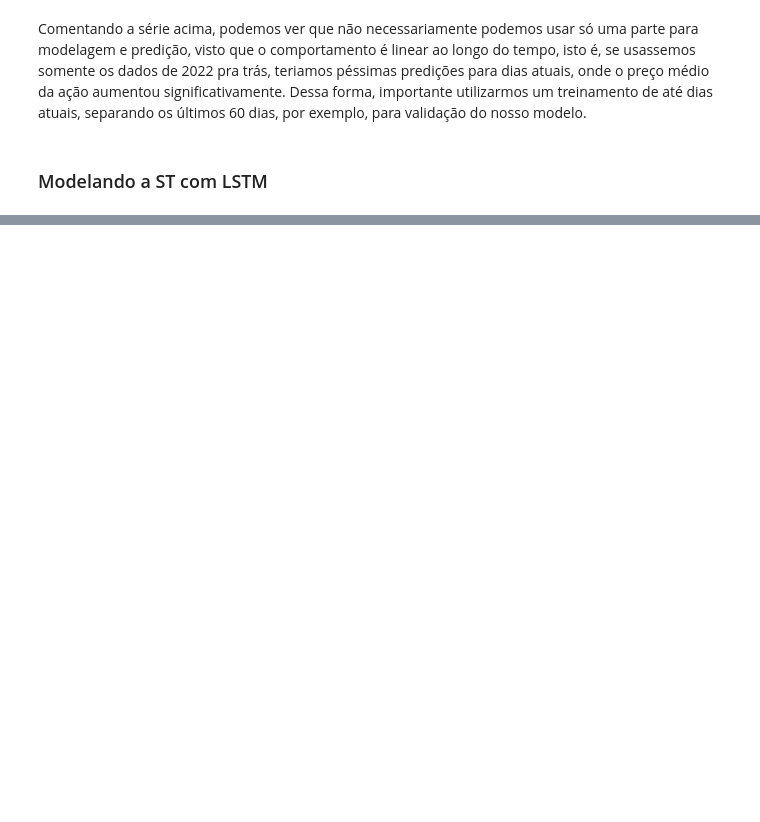
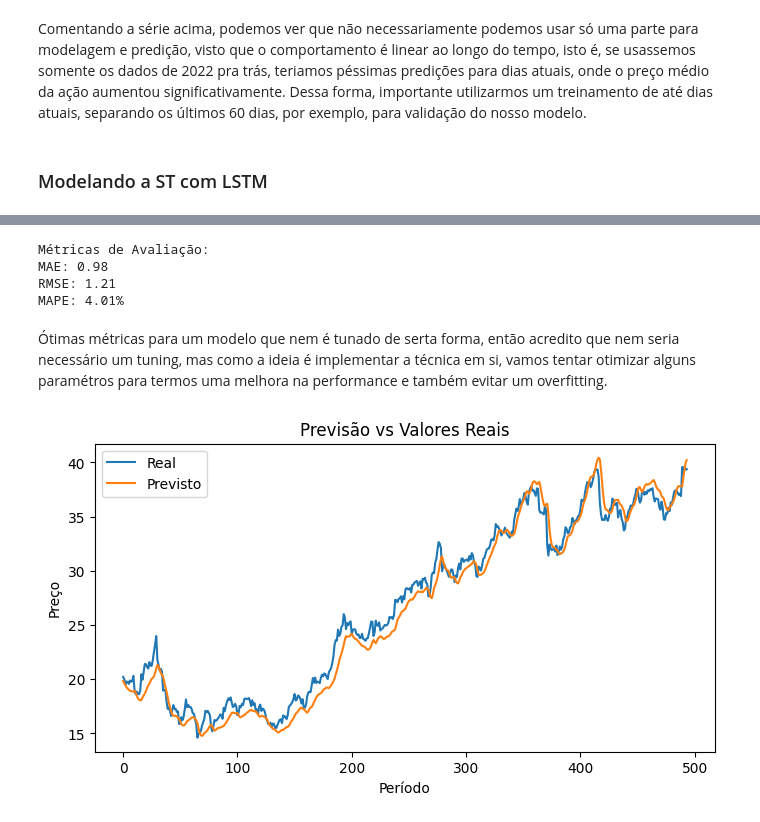
Before and after one commit to lucasabrahao900/TechChallenge---Fase4, a Jupyter notebook: notebooks/nb_eda_petr4.ipynb, the cells around one changed output, grey strips where cells are left out. Drawn from its saved outputs; the diff is of its cells as text; code cells hidden in the pictures; blank space fills up the shorter version.

```diff
--- a/notebooks/nb_eda_petr4.ipynb
+++ b/notebooks/nb_eda_petr4.ipynb
@@ -58,18 +83,8 @@ from tensorflow.keras.layers import LSTM, Dense, Dropout
 # %%
-# Normalização dos dados
-data = dataset['Adj Close'].values.reshape(-1, 1)
-
-scaler = MinMaxScaler()
-data_scaled = scaler.fit_transform(data)
-
-# Função para criar sequências
-def create_sequences(data, seq_length):
+# Função para criar sequências de datas:
+def sequencia(data, seq_length):
     X, y = [], []
     for i in range(len(data) - seq_length):
         X.append(data[i:i+seq_length])
         y.append(data[i+seq_length])
     return np.array(X), np.array(y)
-
-# Parâmetros
-sequence_length = 10
-split_ratio = 0.8
@@ -176,0 +91,7 @@ plt.show()
+# %%
+# Parâmetros de treinamento do LSTM:
+seq_length = 10
+split_ratio = 0.7
+# %%
+# Criar sequências
+X, y = sequencia(st_close_scaled, seq_length)
@@ -176,0 +103,9 @@ plt.show()
+# %%
+# Modelo LSTM:
+model = Sequential([
+    LSTM(50, activation='relu', input_shape=(seq_length, 1), return_sequences=True),
+    Dropout(0.2),
+    LSTM(50, activation='relu'),
+    Dropout(0.2),
+    Dense(1)
+])
@@ -176,0 +155,24 @@ plt.show()
+# %%
+print(f'\nMétricas de Avaliação:')
+print(f'MAE: {mae:.2f}')
+print(f'RMSE: {rmse:.2f}')
+print(f'MAPE: {mape:.2f}%')
+# %% [output]
+Métricas de Avaliação:
+MAE: 0.98
+RMSE: 1.21
+MAPE: 4.01%
+# %% [markdown]
+Ótimas métricas para um modelo que nem é tunado de serta forma, então acredito que nem seria necessário um tuning, mas como a ideia é implementar a técnica em si, vamos tentar otimizar alguns paramétros para termos uma melhora na performance e também evitar um overfitting.
+# %%
+# Plotando o modelo ajustado:
+plt.figure(figsize=(8, 4))
+plt.plot(y_test_orig, label='Real')
+plt.plot(y_pred_orig, label='Previsto')
+plt.title('Previsão vs Valores Reais')
+plt.xlabel('Período')
+plt.ylabel('Preço')
+plt.legend()
+plt.show()
+# %% [output]
+[figure, added]
```
Also changed, not shown: parts of 21 cells of this notebook, 6 other files.
